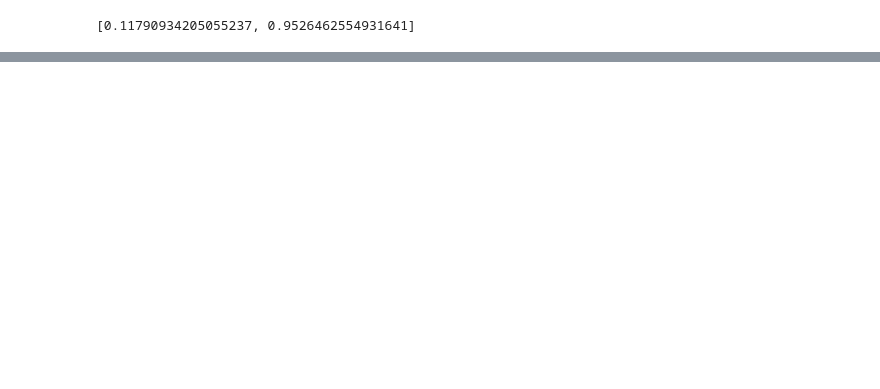
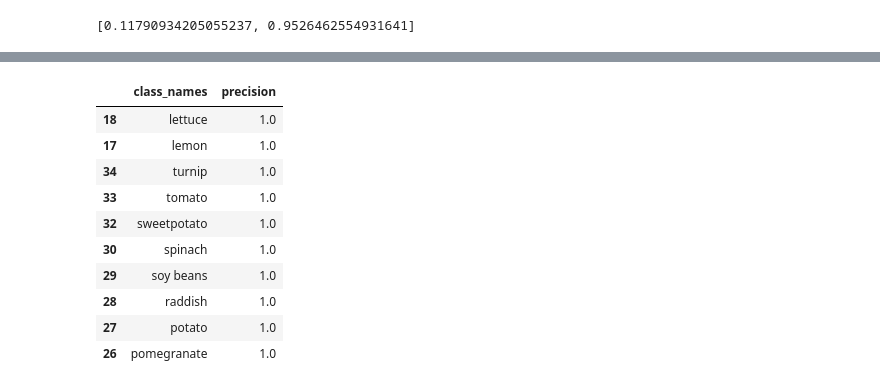
Before and after one commit to Diksha-Shah/AMDL, a Jupyter notebook: DL_Math_2.ipynb, the cells around one changed output, grey strips where cells are left out. Cells and saved outputs as stored; diff of their text form; code cells hidden in the pictures; blank space fills up the shorter version.

```diff
--- a/DL_Math_2.ipynb
+++ b/DL_Math_2.ipynb
@@ -777,0 +874,15 @@ all_classes_fine_tune_results
+# %%
+classification_report_dict = classification_report(y_true=y_label, y_pred=pred_classes, output_dict=True)
+# %%
+class_names = test_data.class_names
+# %%
+class_precision_scores = {}
+
+
+for k, v in classification_report_dict.items():
+    if k == "accuracy":
+        break
+    else:
+
+        class_precision_scores[class_names[int(k)]] = v["precision"]
+class_precision_scores
@@ -777,0 +907,19 @@ all_classes_fine_tune_results
+# %%
+import pandas as pd
+
+precision_scores = pd.DataFrame({"class_names": list(class_precision_scores.keys()),
+                         "precision": list(class_precision_scores.values())}).sort_values("precision", ascending=False)
+# %%
+precision_scores[:10]
+# %% [output]
+|  | class_names | precision |
+| 18 | lettuce | 1.0 |
+| 17 | lemon | 1.0 |
+| 34 | turnip | 1.0 |
+| 33 | tomato | 1.0 |
+| 32 | sweetpotato | 1.0 |
+| 30 | spinach | 1.0 |
+| 29 | soy beans | 1.0 |
+| 28 | raddish | 1.0 |
+| 27 | potato | 1.0 |
+| 26 | pomegranate | 1.0 |
```
Also changed, not shown: parts of 42 cells of this notebook, 1 other file.
